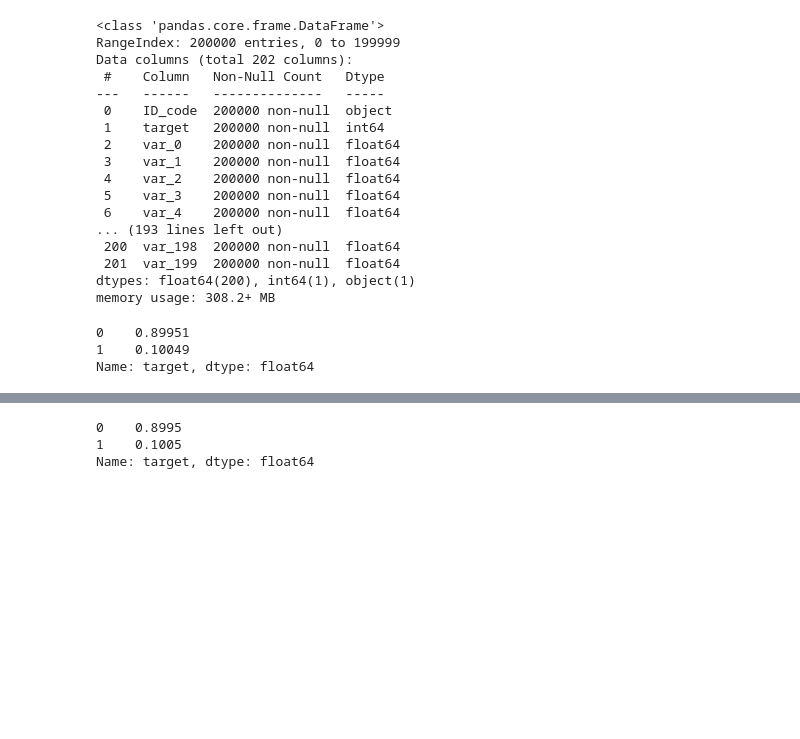
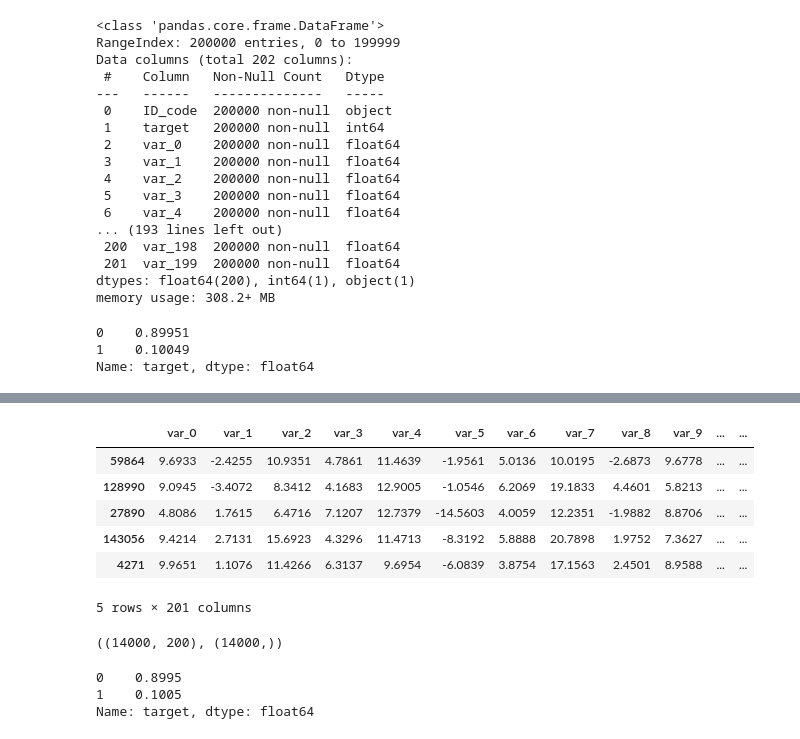
Before and after one commit to nitishsingh158/ML_noteboks, a Jupyter notebook: santander-customer-transaction.ipynb, the cells around one changed output, grey strips where cells are left out. Drawn from its saved outputs; the diff is of its cells as text; code cells hidden in the pictures; blank space fills up the shorter version.

```diff
--- a/santander-customer-transaction.ipynb
+++ b/santander-customer-transaction.ipynb
@@ -133,0 +141,5 @@ Name: target, dtype: float64
+# %%
+# Separate features and target
+
+X = raw_dataset.drop(columns = ["ID_code", "target"])
+y = raw_dataset["target"]
@@ -134,12 +150,23 @@ Name: target, dtype: float64
+# %%
+# seperate a training and testing set
+
+X_train, X_test, y_train, y_test = train_test_split(X,y,test_size=0.3,stratify=y,random_state=random_seed)
+
+# Merge test df to get stratified samples
+
+training_dataset =  X_train.merge(y_train.to_frame(), left_index=True, right_index=True)
+training_dataset.head()
+# %% [output]
+|  | var_0 | var_1 | var_2 | var_3 | var_4 | var_5 | var_6 | var_7 | var_8 | var_9 | ... | ... |
+| 59864 | 9.6933 | -2.4255 | 10.9351 | 4.7861 | 11.4639 | -1.9561 | 5.0136 | 10.0195 | -2.6873 | 9.6778 | ... | ... |
+| 128990 | 9.0945 | -3.4072 | 8.3412 | 4.1683 | 12.9005 | -1.0546 | 6.2069 | 19.1833 | 4.4601 | 5.8213 | ... | ... |
+| 27890 | 4.8086 | 1.7615 | 6.4716 | 7.1207 | 12.7379 | -14.5603 | 4.0059 | 12.2351 | -1.9882 | 8.8706 | ... | ... |
+| 143056 | 9.4214 | 2.7131 | 15.6923 | 4.3296 | 11.4713 | -8.3192 | 5.8888 | 20.7898 | 1.9752 | 7.3627 | ... | ... |
+| 4271 | 9.9651 | 1.1076 | 11.4266 | 6.3137 | 9.6954 | -6.0839 | 3.8754 | 17.1563 | 2.4501 | 8.9588 | ... | ... |
+5 rows × 201 columns
 # %%
 # Get a stratified sampling 1% of the data to run algos
 
-sampled_data = raw_dataset.groupby("target", group_keys=False).apply(lambda x: x.sample(frac=0.01))
-
-
-#check distribution
-sampled_data["target"].value_counts(dropna = False)/sampled_data.shape[0]
+def get_sampled_data(dataset, sample_size, strat_col):
+    sampled_data = dataset.groupby(strat_col, group_keys=False).apply(lambda x: x.sample(frac=sample_size))
+    return sampled_data
-# %% [output]
-0    0.8995
-1    0.1005
-Name: target, dtype: float64
@@ -151,3 +173,18 @@ y = sampled_data["target"]
+# %%
+sampled_dataset = get_sampled_data(training_dataset, 0.1, "target")
+
+X_train_sample = sampled_dataset.drop(columns = ["target"])
+y_train_sample = sampled_dataset["target"]
+X_train_sample.shape, y_train_sample.shape
+# %% [output]
+((14000, 200), (14000,))
+# %%
+#check distribution of classes in sampled dataset
+y_train_sample.value_counts()/y_train_sample.shape[0]
+# %% [output]
+0    0.8995
+1    0.1005
+Name: target, dtype: float64
 # %%
 # Initialize a stratified k fold validation instance
 
```
Also changed, not shown: parts of 27 cells of this notebook.
